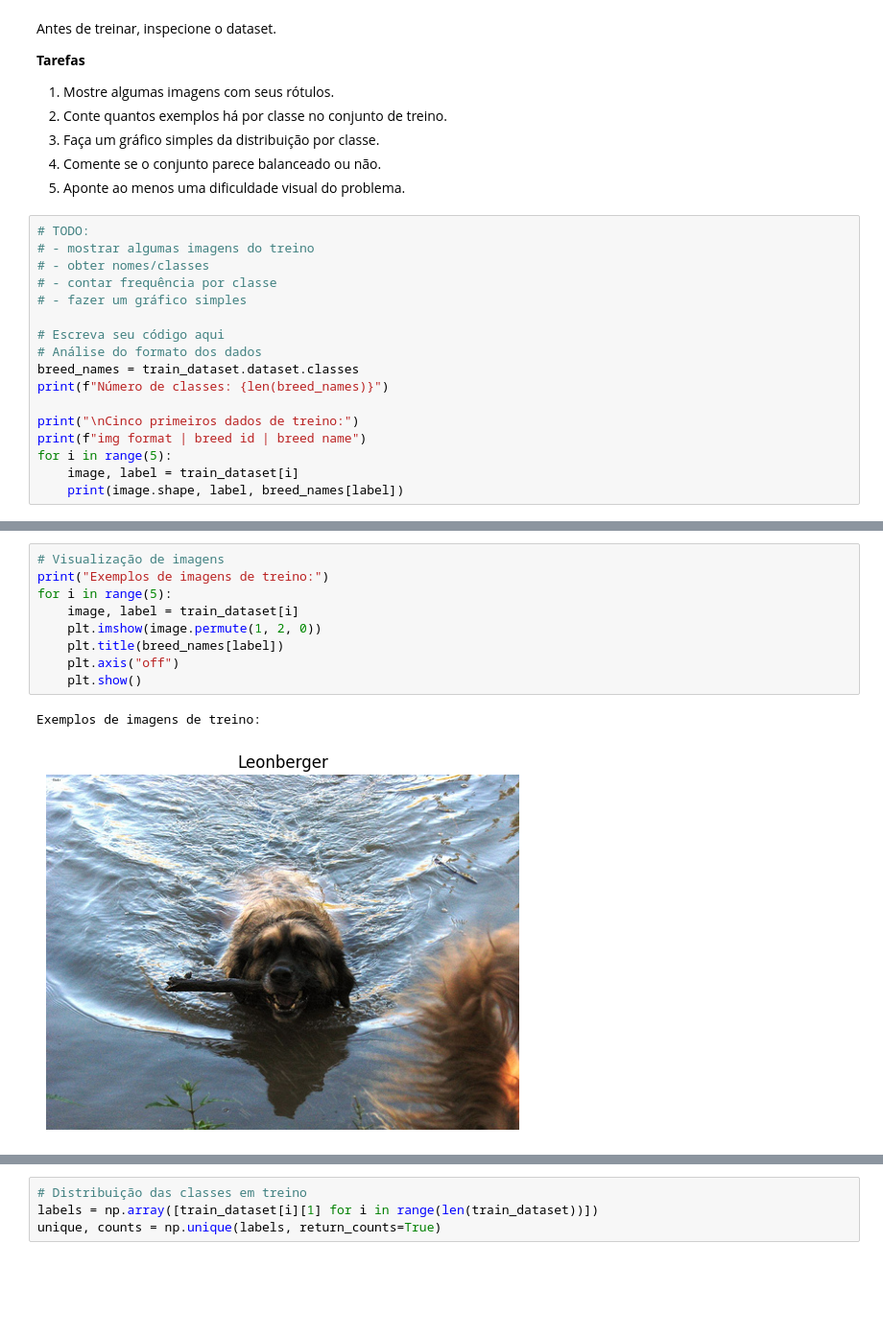
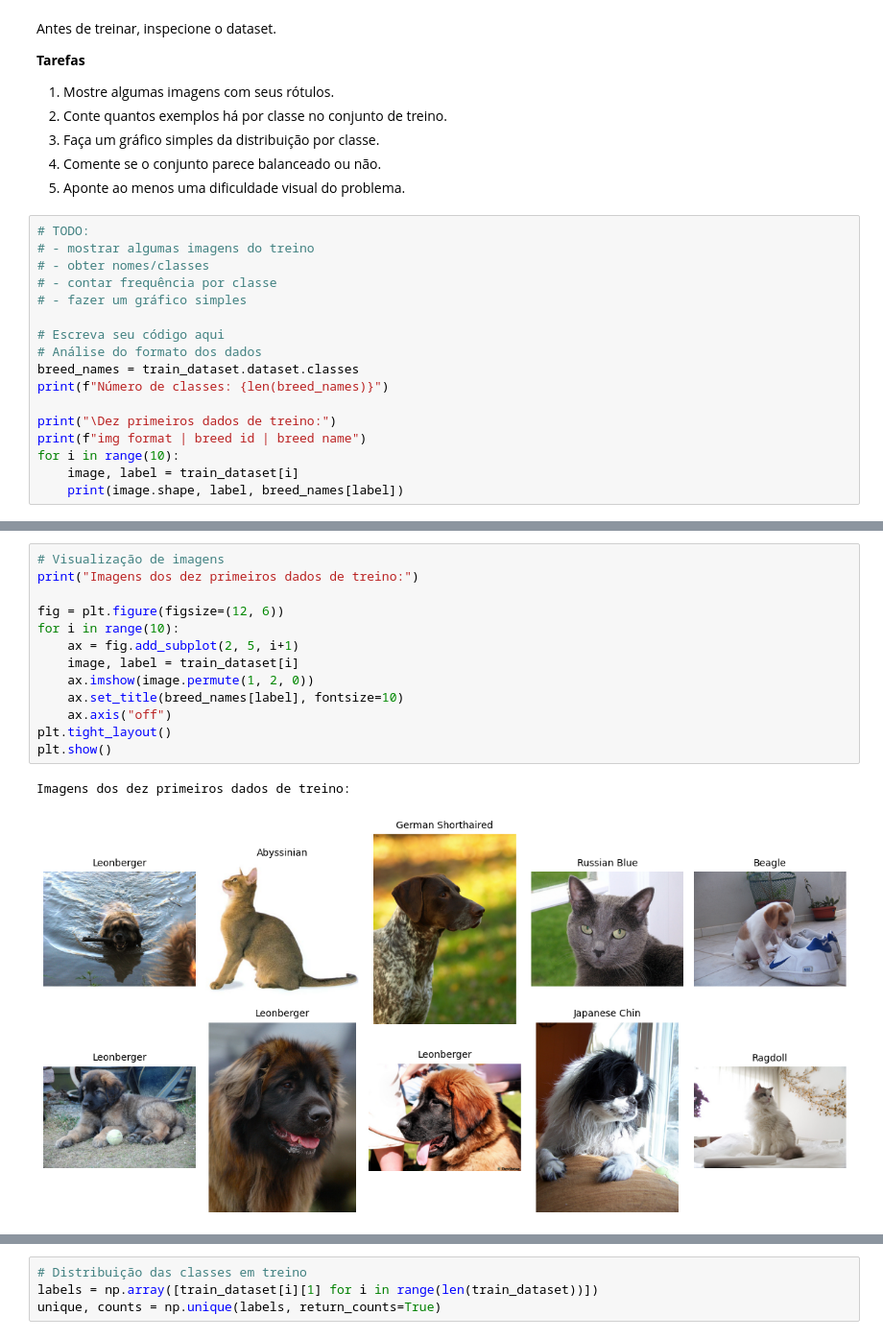
Before and after one commit to tainadrumond/impatech, a Jupyter notebook: aprendizado_de_maquina2/trabalho1/classificacao_com_cnn.ipynb, the cells around one changed output, grey strips where cells are left out. Shown at 96% size. Drawn from its saved outputs; the diff is of its cells as text; blank space fills up the shorter version.

```diff
--- a/aprendizado_de_maquina2/trabalho1/classificacao_com_cnn.ipynb
+++ b/aprendizado_de_maquina2/trabalho1/classificacao_com_cnn.ipynb
@@ -167,9 +174,9 @@ Antes de treinar, inspecione o dataset.
 breed_names = train_dataset.dataset.classes
 print(f"Número de classes: {len(breed_names)}")
 
-print("\nCinco primeiros dados de treino:")
+print("\Dez primeiros dados de treino:")
 print(f"img format | breed id | breed name")
-for i in range(5):
+for i in range(10):
     image, label = train_dataset[i]
     print(image.shape, label, breed_names[label])
 # %% [output]
@@ -185,12 +196,16 @@ torch.Size([3, 375, 500]) 4 Beagle
 # %%
 # Visualização de imagens
-print("Exemplos de imagens de treino:")
-for i in range(5):
+print("Imagens dos dez primeiros dados de treino:")
+
+fig = plt.figure(figsize=(12, 6))
+for i in range(10):
+    ax = fig.add_subplot(2, 5, i+1)
     image, label = train_dataset[i]
-    plt.imshow(image.permute(1, 2, 0))
-    plt.title(breed_names[label])
-    plt.axis("off")
-    plt.show()
+    ax.imshow(image.permute(1, 2, 0))
+    ax.set_title(breed_names[label], fontsize=10)
+    ax.axis("off")
+plt.tight_layout()
+plt.show()
 # %% [output]
-Exemplos de imagens de treino:
+Imagens dos dez primeiros dados de treino:
-[figure, old version]
+[figure, new version]
```
Also changed, not shown: parts of 33 cells of this notebook.
